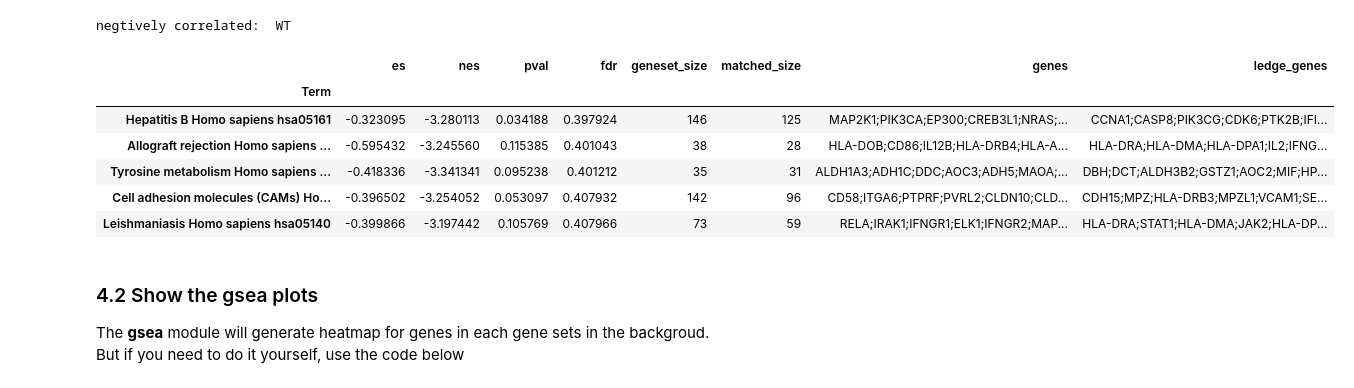
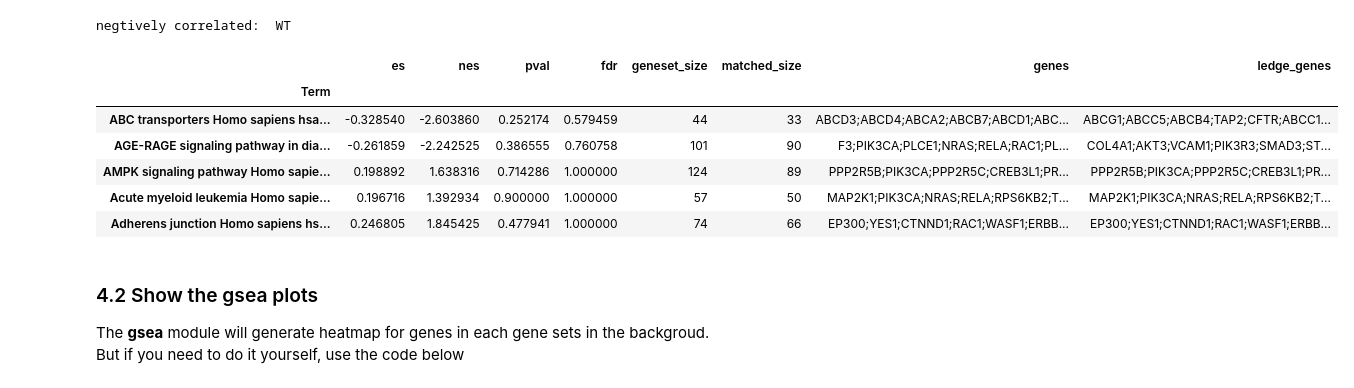
Before and after one commit to zqfang/GSEApy, a Jupyter notebook: docs/gseapy_example.ipynb, the cells around one changed output. Cells and saved outputs as stored; diff of their text form; code cells hidden in the pictures.

```diff
--- a/docs/gseapy_example.ipynb
+++ b/docs/gseapy_example.ipynb
@@ -319,15 +318,15 @@ gs_res = gp.gsea(data=gene_exp, # or data='./P53_resampling_data.txt'
                  format='png')
 # %%
 #access the dataframe results throught res2d attribute
-gs_res.res2d.head()
+gs_res.res2d.sort_index().head()
 # %% [output]
 |  | es | nes | pval | fdr | geneset_size | matched_size | genes | ledge_genes |
 | Term |  |  |  |  |  |  |  |  |
-| Hepatitis B Homo sapiens hsa05161 | -0.323095 | -3.280113 | 0.034188 | 0.397924 | 146 | 125 | MAP2K1;PIK3CA;EP300;CREB3L1;NRAS;... | CCNA1;CASP8;PIK3CG;CDK6;PTK2B;IFI... |
-| Allograft rejection Homo sapiens ... | -0.595432 | -3.245560 | 0.115385 | 0.401043 | 38 | 28 | HLA-DOB;CD86;IL12B;HLA-DRB4;HLA-A... | HLA-DRA;HLA-DMA;HLA-DPA1;IL2;IFNG... |
-| Tyrosine metabolism Homo sapiens ... | -0.418336 | -3.341341 | 0.095238 | 0.401212 | 35 | 31 | ALDH1A3;ADH1C;DDC;AOC3;ADH5;MAOA;... | DBH;DCT;ALDH3B2;GSTZ1;AOC2;MIF;HP... |
-| Cell adhesion molecules (CAMs) Ho... | -0.396502 | -3.254052 | 0.053097 | 0.407932 | 142 | 96 | CD58;ITGA6;PTPRF;PVRL2;CLDN10;CLD... | CDH15;MPZ;HLA-DRB3;MPZL1;VCAM1;SE... |
-| Leishmaniasis Homo sapiens hsa05140 | -0.399866 | -3.197442 | 0.105769 | 0.407966 | 73 | 59 | RELA;IRAK1;IFNGR1;ELK1;IFNGR2;MAP... | HLA-DRA;STAT1;HLA-DMA;JAK2;HLA-DP... |
+| ABC transporters Homo sapiens hsa... | -0.328540 | -2.603860 | 0.252174 | 0.579459 | 44 | 33 | ABCD3;ABCD4;ABCA2;ABCB7;ABCD1;ABC... | ABCG1;ABCC5;ABCB4;TAP2;CFTR;ABCC1... |
+| AGE-RAGE signaling pathway in dia... | -0.261859 | -2.242525 | 0.386555 | 0.760758 | 101 | 90 | F3;PIK3CA;PLCE1;NRAS;RELA;RAC1;PL... | COL4A1;AKT3;VCAM1;PIK3R3;SMAD3;ST... |
+| AMPK signaling pathway Homo sapie... | 0.198892 | 1.638316 | 0.714286 | 1.000000 | 124 | 89 | PPP2R5B;PIK3CA;PPP2R5C;CREB3L1;PR... | PPP2R5B;PIK3CA;PPP2R5C;CREB3L1;PR... |
+| Acute myeloid leukemia Homo sapie... | 0.196716 | 1.392934 | 0.900000 | 1.000000 | 57 | 50 | MAP2K1;PIK3CA;NRAS;RELA;RPS6KB2;T... | MAP2K1;PIK3CA;NRAS;RELA;RPS6KB2;T... |
+| Adherens junction Homo sapiens hs... | 0.246805 | 1.845425 | 0.477941 | 1.000000 | 74 | 66 | EP300;YES1;CTNND1;RAC1;WASF1;ERBB... | EP300;YES1;CTNND1;RAC1;WASF1;ERBB... |
 # %% [markdown]
 ### 4.2 Show the gsea plots
 
```
Also changed, not shown: parts of 15 cells of this notebook.
